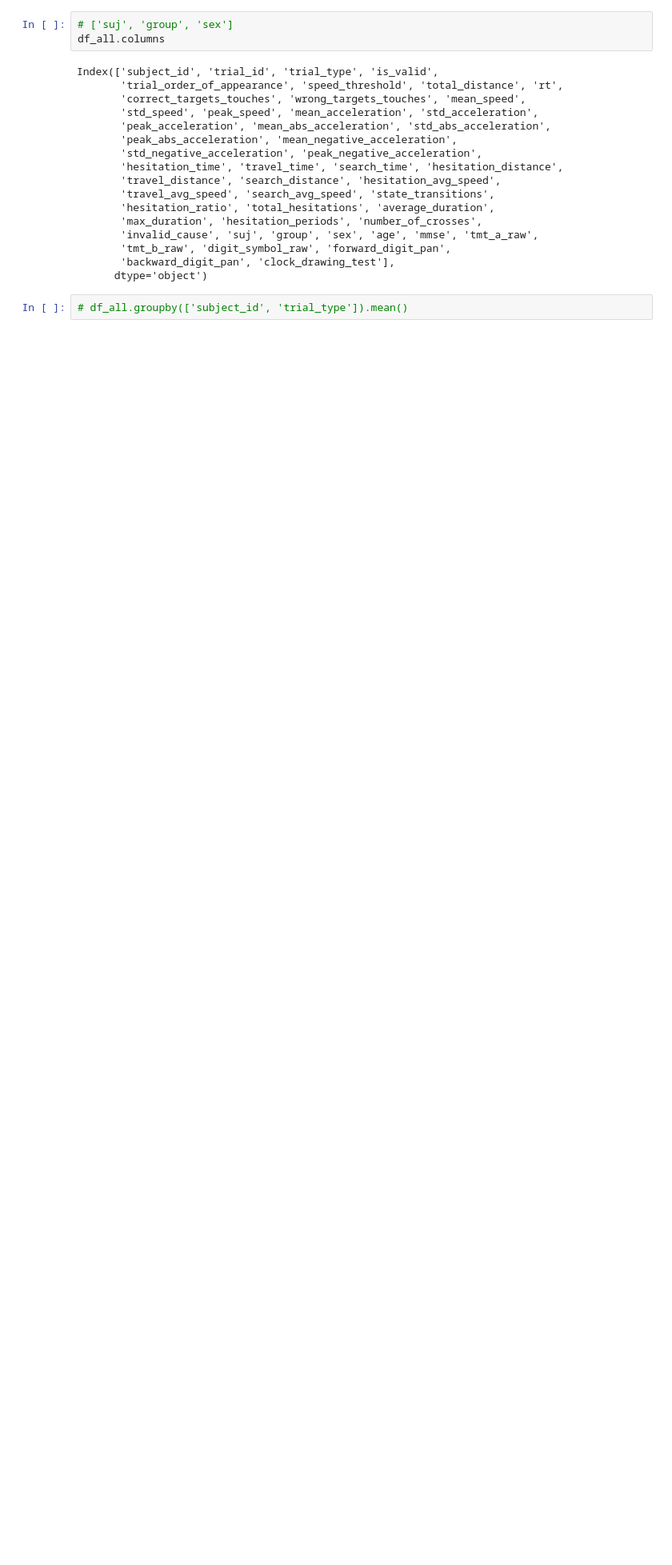
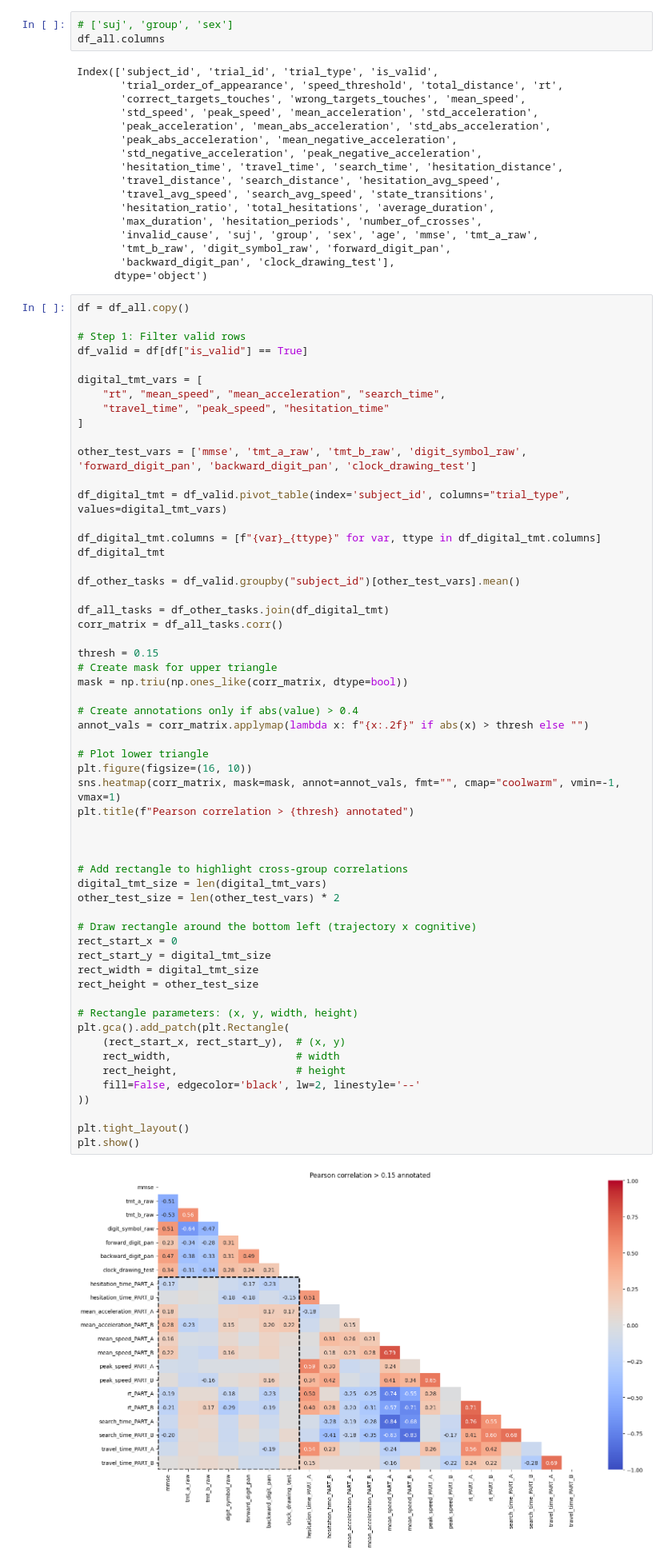
Before and after one commit to gianluca-capelo/tmt-analysis, a Jupyter notebook: notebooks/correlations.ipynb, the cells around one changed output. Shown at 80% size. Cells and saved outputs as stored; diff of their text form; blank space fills up the shorter version.

```diff
--- a/notebooks/correlations.ipynb
+++ b/notebooks/correlations.ipynb
@@ -129,4 +131,61 @@ Index(['subject_id', 'trial_id', 'trial_type', 'is_valid',
        'backward_digit_pan', 'clock_drawing_test'],
       dtype='object')
 # %%
-# df_all.groupby(['subject_id', 'trial_type']).mean()
+df = df_all.copy()
+
+# Step 1: Filter valid rows
+df_valid = df[df["is_valid"] == True]
+
+digital_tmt_vars = [
+    "rt", "mean_speed", "mean_acceleration", "search_time",
+    "travel_time", "peak_speed", "hesitation_time"
+]
+
+other_test_vars = ['mmse', 'tmt_a_raw', 'tmt_b_raw', 'digit_symbol_raw', 'forward_digit_pan', 'backward_digit_pan', 'clock_drawing_test']
+
+df_digital_tmt = df_valid.pivot_table(index='subject_id', columns="trial_type", values=digital_tmt_vars)
+
+df_digital_tmt.columns = [f"{var}_{ttype}" for var, ttype in df_digital_tmt.columns]
+df_digital_tmt
+
+df_other_tasks = df_valid.groupby("subject_id")[other_test_vars].mean()
+
+df_all_tasks = df_other_tasks.join(df_digital_tmt)
+corr_matrix = df_all_tasks.corr()
+
+thresh = 0.15
+# Create mask for upper triangle
+mask = np.triu(np.ones_like(corr_matrix, dtype=bool))
+
+# Create annotations only if abs(value) > 0.4
+annot_vals = corr_matrix.applymap(lambda x: f"{x:.2f}" if abs(x) > thresh else "")
+
+# Plot lower triangle
+plt.figure(figsize=(16, 10))
+sns.heatmap(corr_matrix, mask=mask, annot=annot_vals, fmt="", cmap="coolwarm", vmin=-1, vmax=1)
+plt.title(f"Pearson correlation > {thresh} annotated")
+
+
+
+# Add rectangle to highlight cross-group correlations
+digital_tmt_size = len(digital_tmt_vars)
+other_test_size = len(other_test_vars) * 2
+
+# Draw rectangle around the bottom left (trajectory x cognitive)
+rect_start_x = 0
+rect_start_y = digital_tmt_size
+rect_width = digital_tmt_size
+rect_height = other_test_size
+
+# Rectangle parameters: (x, y, width, height)
+plt.gca().add_patch(plt.Rectangle(
+    (rect_start_x, rect_start_y),  # (x, y)
+    rect_width,                    # width
+    rect_height,                   # height
+    fill=False, edgecolor='black', lw=2, linestyle='--'
+))
+
+plt.tight_layout()
+plt.show()
+# %% [output]
+[figure, added]
```
Also changed, not shown: parts of 6 cells of this notebook.
